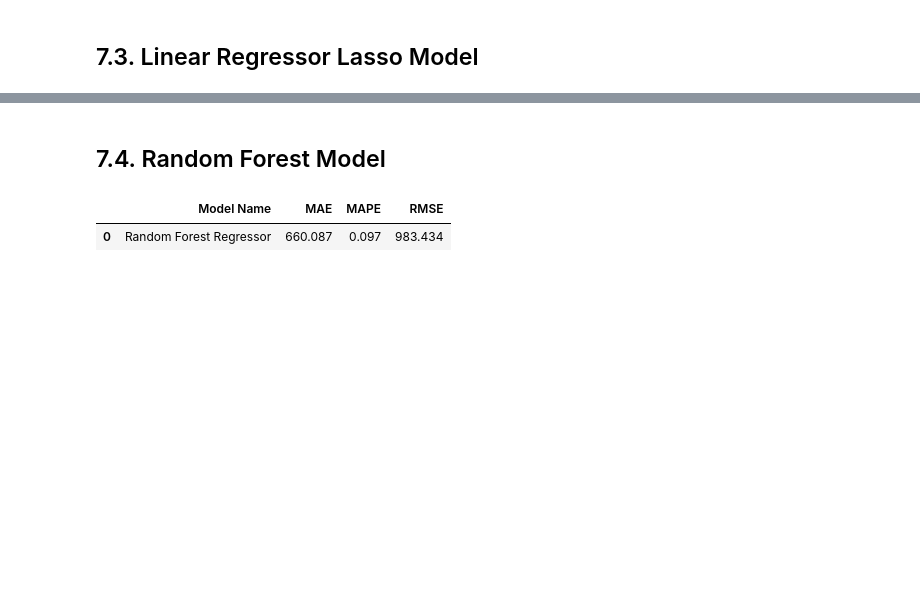
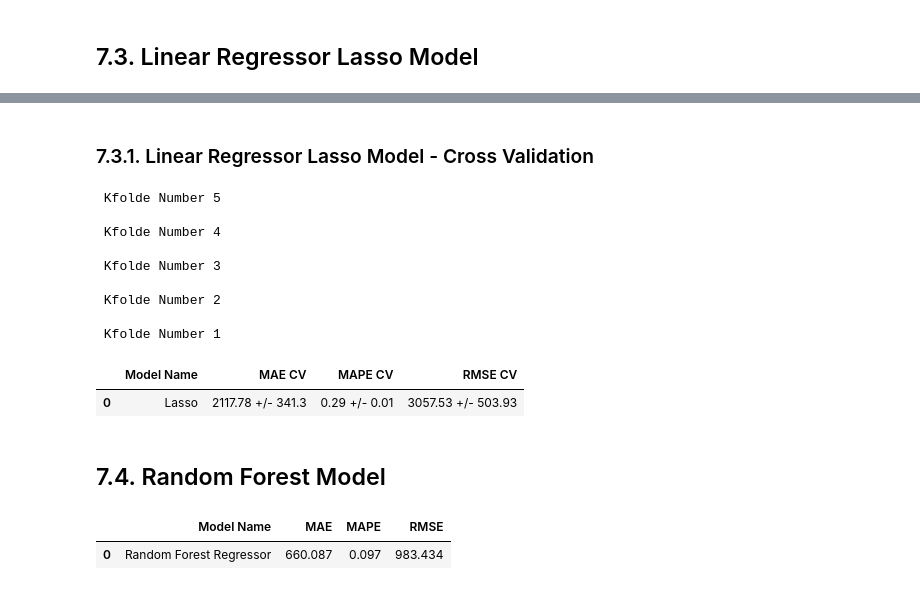
Before and after one commit to cristiandaco/rossmann_project, a Jupyter notebook: 06_Modelos_de_Machine_Learning.ipynb, the cells around one changed output, grey strips where cells are left out. Cells and saved outputs as stored; diff of their text form; code cells hidden in the pictures; blank space fills up the shorter version.

```diff
--- a/06_Modelos_de_Machine_Learning.ipynb
+++ b/06_Modelos_de_Machine_Learning.ipynb
@@ -953,3 +1012,20 @@ lrl_result
+# %% [markdown]
+### 7.3.1. Linear Regressor Lasso Model - Cross Validation
+# %%
+lrl_result_cv = cross_validation( x_training, 5, 'Lasso', lrl )
+lrl_result_cv
+# %% [output]
+ Kfolde Number 5
+
+ Kfolde Number 4
+
+ Kfolde Number 3
+
+ Kfolde Number 2
+
+ Kfolde Number 1
+|  | Model Name | MAE CV | MAPE CV | RMSE CV |
+| 0 | Lasso | 2117.78 +/- 341.3 | 0.29 +/- 0.01 | 3057.53 +/- 503.93 |
 # %% [markdown]
 ## 7.4. Random Forest Model
 # %%
```
Also changed, not shown: parts of 19 cells of this notebook, 1 other file.
